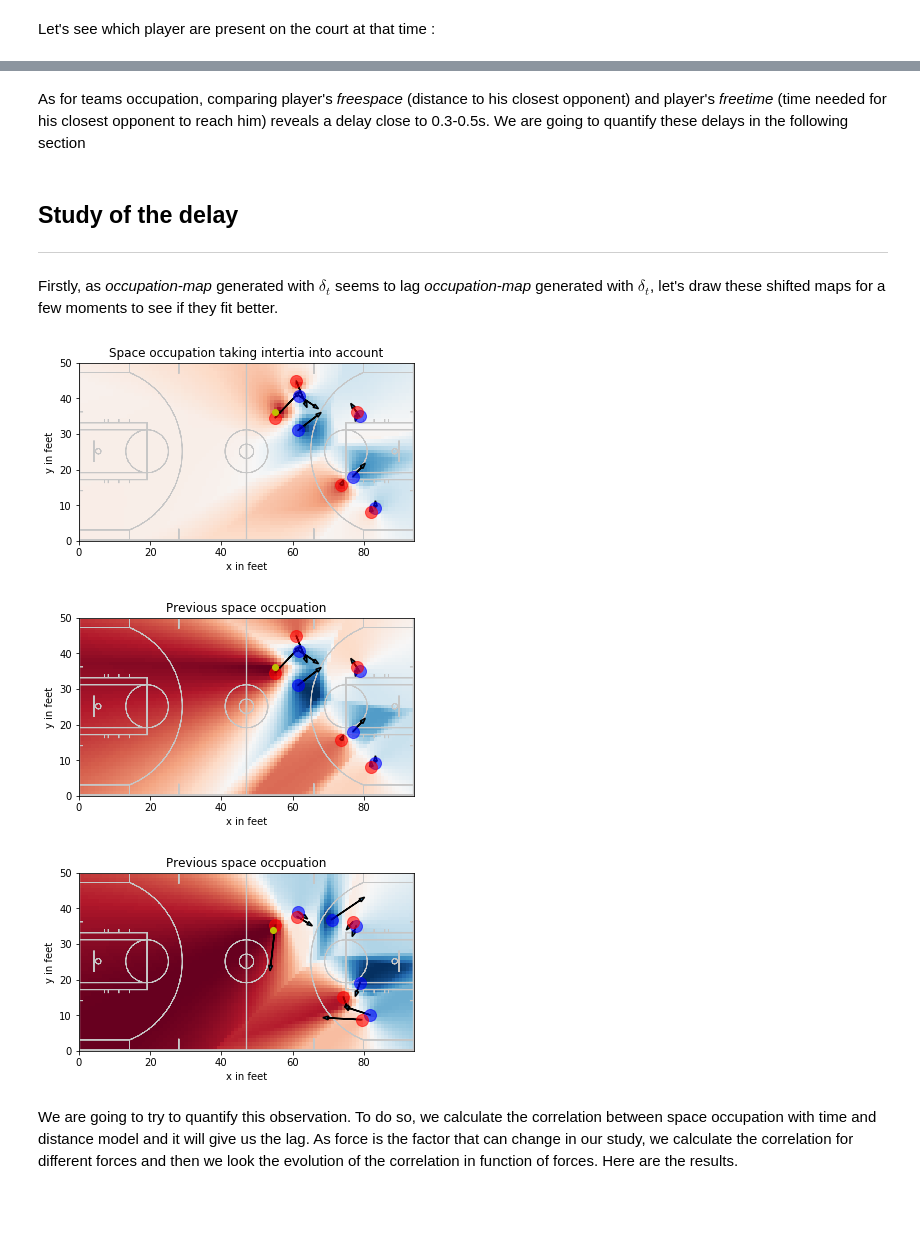
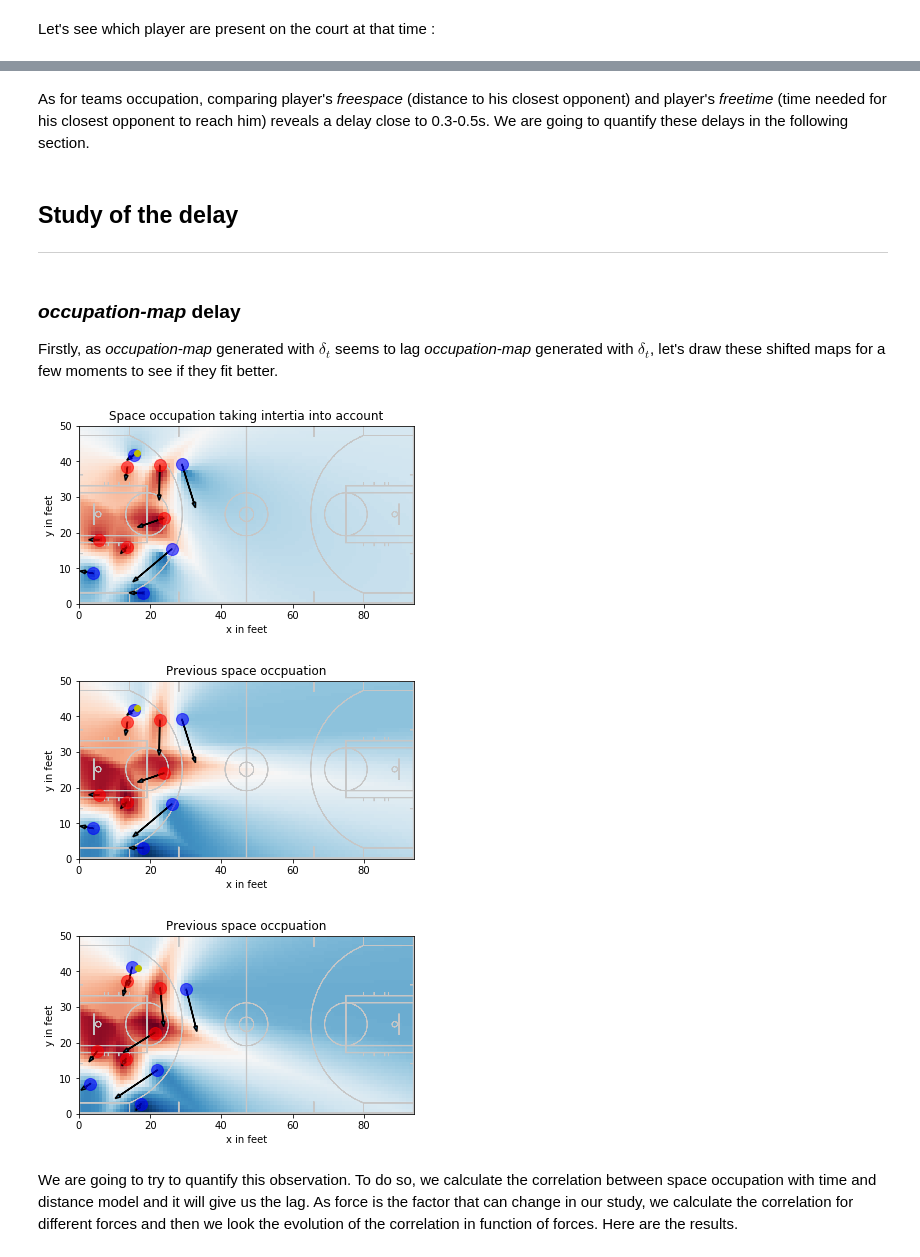
Before and after one commit to AmigoCap/MecaSportCo, a Jupyter notebook: 3_Comparison_of_ways_to_quantify_free_space.ipynb, the cells around one changed output, grey strips where cells are left out. Cells and saved outputs as stored; diff of their text form; code cells hidden in the pictures; blank space fills up the shorter version.

```diff
--- a/3_Comparison_of_ways_to_quantify_free_space.ipynb
+++ b/3_Comparison_of_ways_to_quantify_free_space.ipynb
@@ -206,8 +239,10 @@ players_on_the_court(events[50])
 # %% [markdown]
-As for teams occupation, comparing player's *freespace* (distance to his closest opponent) and player's *freetime* (time needed for his closest opponent to reach him) reveals a delay close to 0.3-0.5s. We are going to quantify these delays in the following section
+As for teams occupation, comparing player's *freespace* (distance to his closest opponent) and player's *freetime* (time needed for his closest opponent to reach him) reveals a delay close to 0.3-0.5s. We are going to quantify these delays in the following section.
+# %% [markdown]
+## Study of the delay
+-----
 # %% [markdown]
-## Study of the delay
------
+### *occupation-map* delay
 
 Firstly, as *occupation-map* generated with $\delta_t$ seems to lag *occupation-map* generated with $\delta_t$, let's draw these shifted maps for a few moments to see if they fit better.
 # %%
@@ -215,17 +250,17 @@ data,events=json_extracter('data/game1.json')
 # %%
 plt.figure(1)
 plt.title('Space occupation taking intertia into account')
-sp.print_court_teams_occupation_inertia(events,50,170)
+sp.print_court_teams_occupation_inertia(events,0,25)
 plt.figure(2)
 plt.title('Previous space occpuation')
-sp.print_court_teams_occupation(events,50,170,value=True)
+sp.print_court_teams_occupation(events,0,25,value=True)
 plt.figure(3)
 plt.title('Previous space occpuation')
-sp.print_court_teams_occupation(events,50,200,value=True)
+sp.print_court_teams_occupation(events,0,35,value=True)
 # %% [output]
-[figure, old version]
+[figure, new version]
-[figure, old version]
+[figure, new version]
-[figure, old version]
+[figure, new version]
 # %% [markdown]
 We are going to try to quantify this observation. To do so, we calculate the correlation between space occupation with time and distance model and it will give us the lag. As force is the factor that can change in our study, we calculate the correlation for different forces and then we look the evolution of the correlation in function of forces. Here are the results.
 # %%
```
Also changed, not shown: parts of 14 cells of this notebook, 1 other file.
